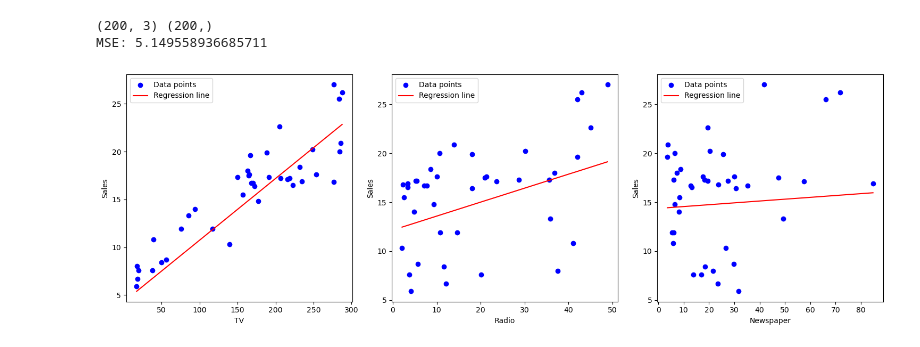
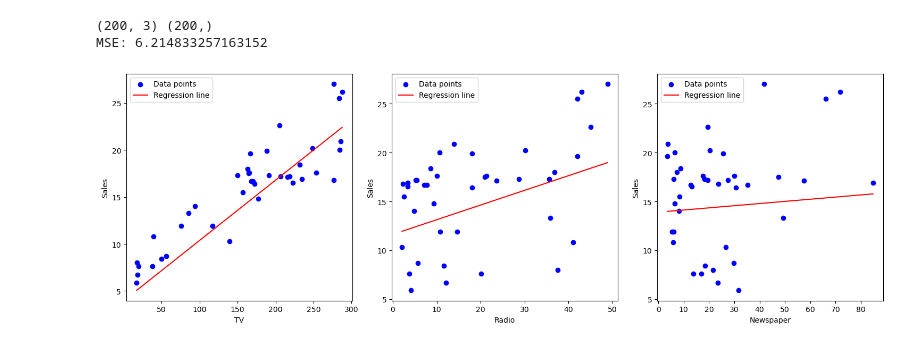
Before and after one commit to WibuNek0/AIO_Daily, a Jupyter notebook: Day19.ipynb, the cells around one changed output. Cells and saved outputs as stored; diff of their text form; code cells hidden in the pictures.

```diff
--- a/Day19.ipynb
+++ b/Day19.ipynb
@@ -4,7 +4,7 @@ import pandas as pd
 import matplotlib.pyplot as plt
 
 class LinearRegression :
-    def __init__ ( self , learning_rate =0.00000001 , epochs =1000) :
+    def __init__ ( self , learning_rate =0.01 , epochs =1000) :
         self.learning_rate = learning_rate
         self.epochs = epochs
         self.w = None
@@ -21,8 +21,8 @@ class LinearRegression :
                 y_i = y.iloc[i]
 
                 y_pred = np.dot(x_i, self.w) + self.b
-                dw = (2/m)*(y_pred - y_i) * x_i
-                db = (2/m)*(y_pred - y_i)
+                dw = (1/m)*(y_pred - y_i) * x_i
+                db = (1/m)*(y_pred - y_i)
 
                 self.w = self.w - self.learning_rate * dw
                 self.b = self.b - self.learning_rate * db
@@ -53,32 +53,32 @@ class LinearRegression :
 
             y_pred = self.predict(X_plot)
             axes[i].plot(x_sorted, y_pred, color="red", label="Regression line")
 
             axes[i].set_xlabel(feature)
             axes[i].set_ylabel("Sales")
             axes[i].legend()
         plt.tight_layout()
 
 # Load data chia tỉ lệ: Train 80% và Test 20%
 data = pd.read_csv('advertising.csv')
 
 X = data[['TV', 'Radio', 'Newspaper']]
 y = data['Sales']
 
 print(X.shape, y.shape)
 
 split_index = int(0.8 * len(X))
 X_train, X_test = X[:split_index], X[split_index:]
 y_train, y_test = y[:split_index], y[split_index:]
 
 # Huấn luyện mô hình
 model = LinearRegression(learning_rate =0.001, epochs =1000)
 model.fit(X_train, y_train)
 
 # Dự đoán và vẽ đường hồi quy
 print(f"MSE: {model.evaluate(X_test, y_test)}")
 model.plot_regression_line(X_test, y_test)
 # %% [output]
 (200, 3) (200,)
-MSE: 5.149558936685711
+MSE: 6.214833257163152
-[figure, old version]
+[figure, new version]
```
